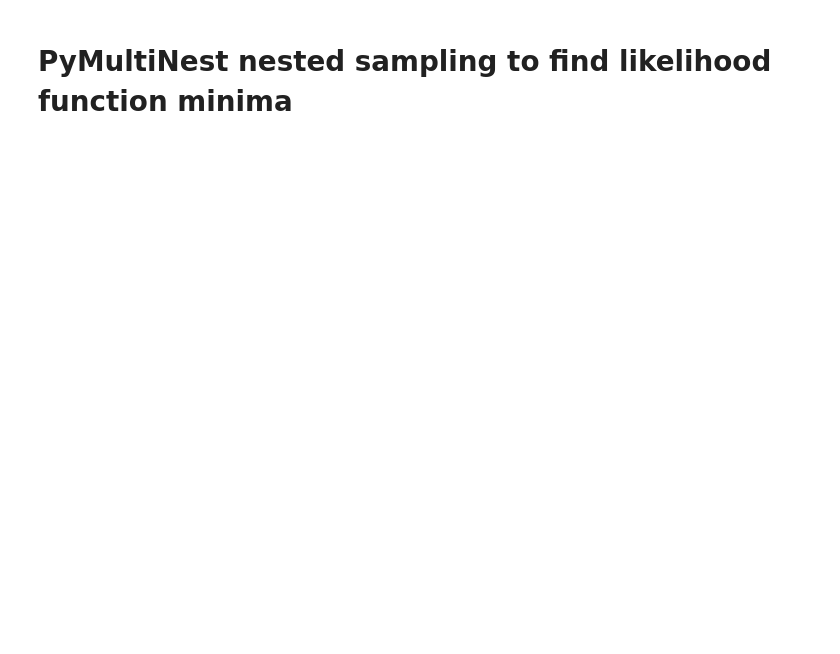
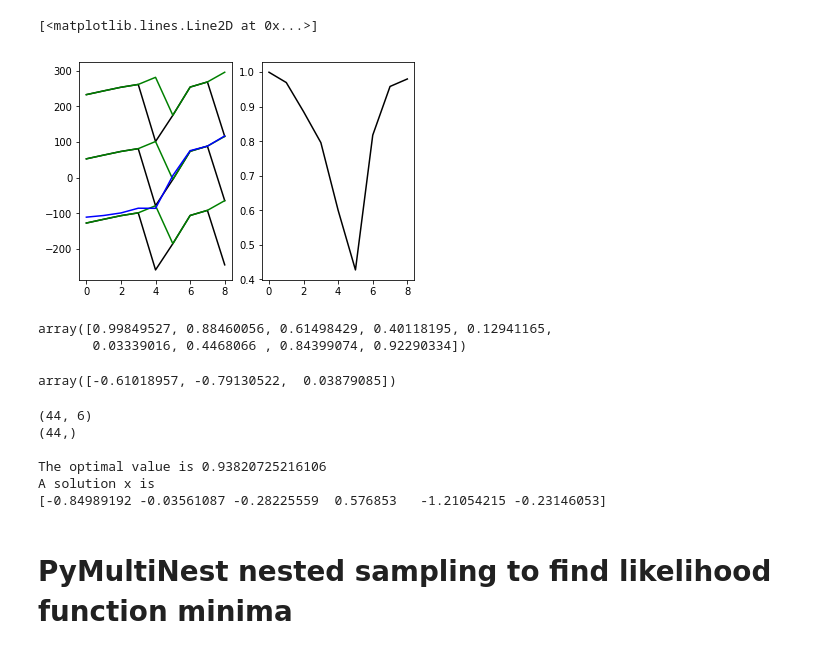
Before and after one commit to alpv95/SAV-Fit, a Jupyter notebook: notebooks/RotFit.ipynb, the cells around one changed output. Drawn from its saved outputs; the diff is of its cells as text; code cells hidden in the pictures; blank space fills up the shorter version.

```diff
--- a/notebooks/RotFit.ipynb
+++ b/notebooks/RotFit.ipynb
@@ -20,0 +209,74 @@ import pymultinest
+# %%
+# plt.plot(np.arctan(Y_hat[1,:]/Y_hat[0,:]) * 180/np.pi)
+# plt.plot(np.arctan(Y_hat[1,:]/Y_hat[0,:]) * 180/np.pi +180)
+
+plt.subplot(121)
+plt.plot(np.arctan(Y_hat_nest[1,:]/Y_hat_nest[0,:]) * 180/np.pi,'k')
+plt.plot(np.arctan(Y_hat_nest[1,:]/Y_hat_nest[0,:]) * 180/np.pi+180,'k')
+plt.plot(np.arctan(Y_hat_nest[1,:]/Y_hat_nest[0,:]) * 180/np.pi-180,'k')
+plt.plot(PA_jet,'g')
+plt.plot(PA_jet+180,'g')
+plt.plot(PA_jet-180,'g')
+plt.plot(PA,'b')
+
+plt.subplot(122)
+plt.plot((Y_hat_nest[0,:]**2 + Y_hat_nest[1,:]**2)**((2-1)/4),'k')
+#plt.plot(P_jet,'g')
+#plt.plot(Flux,'b')
+# %% [output]
+[<matplotlib.lines.Line2D at 0x...>]
+[figure, added]
+# %%
+Y_hat_nest[0,:]**2 + Y_hat_nest[1,:]**2
+# %% [output]
+array([0.99849527, 0.88460056, 0.61498429, 0.40118195, 0.12941165,
+       0.03339016, 0.4468066 , 0.84399074, 0.92290334])
+# %%
+Y_hat_nest[:,0]
+# %% [output]
+array([-0.61018957, -0.79130522,  0.03879085])
+# %%
+# Define and solve the CVXPY problem.
+x = cvx.Variable(6)
+t = cvx.Variable()
+y = cvx.Variable(44)
+day = Day - np.min(Day)
+A = [np.array([[B[0],B[1],B[2],0,0,0],
+           [0,0,0,B[0],B[1],B[2]]]) for B in Bhelix(day*deg * np.pi/180, 1,sign=-1).T]
+A = np.vstack(A)
+print(A.shape)
+b = [np.array([np.cos(p*np.pi/180),np.sin(p*np.pi/180)]) for p in PA]
+b = np.concatenate(b, axis=0)
+print(b.shape)
+
+loglike = lambda x: np.linalg.norm(A@x - b)**2
+x0 = (0.8,1.8)
+res = minimize(loglike, x0=x0, bounds=((0,1),(0,np.pi)))
+print(res['x'][0]), print(res['x'][1] * 180/np.pi)
+
+
+
+
+
+
+
+# prob = cvx.Problem(cvx.Minimize(cvx.sum_squares(A @ x - b)),
+#                  [])
+# #                   x <= np.ones(6),
+# #                   x >= -np.ones(6),
+
+
+# prob.solve()
+# # Print result.
+# print("\nThe optimal value is", prob.value)
+# print("A solution x is")
+# print(x.value)
+# # print("A dual solution is")
+# # print(prob.constraints[0].dual_value)
+# %% [output]
+(44, 6)
+(44,)
+
+The optimal value is 0.93820725216106
+A solution x is
+[-0.84989192 -0.03561087 -0.28225559  0.576853   -1.21054215 -0.23146053]
```
Also changed, not shown: parts of 34 cells of this notebook, 4 other files.
